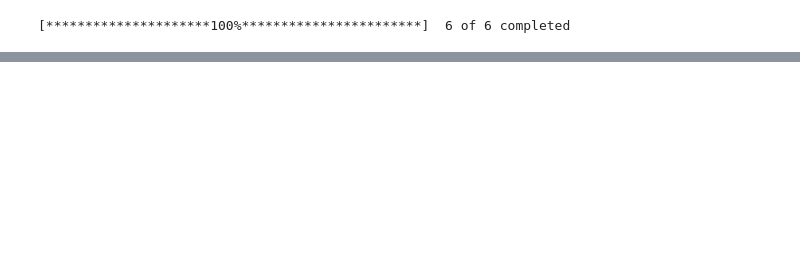
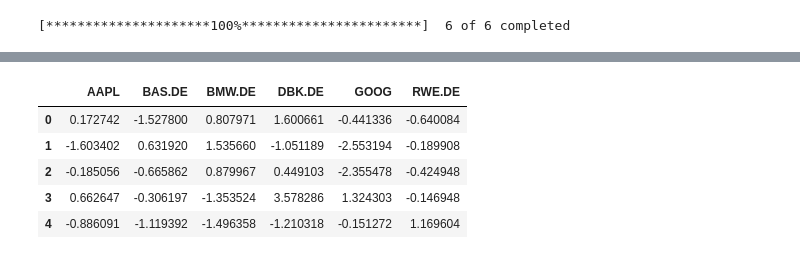
Before and after one commit to memlein/Markowitz-portfolio, a Jupyter notebook: portfolio.ipynb, the cells around one changed output, grey strips where cells are left out. Saved outputs shown, nothing was run; the diff lists cells and outputs as text; code cells hidden in the pictures; blank space fills up the shorter version.

```diff
--- a/portfolio.ipynb
+++ b/portfolio.ipynb
@@ -98,0 +41,9 @@ data.head()
+# %%
+data2.head()
+# %% [output]
+|  | AAPL | BAS.DE | BMW.DE | DBK.DE | GOOG | RWE.DE |
+| 0 | 0.172742 | -1.527800 | 0.807971 | 1.600661 | -0.441336 | -0.640084 |
+| 1 | -1.603402 | 0.631920 | 1.535660 | -1.051189 | -2.553194 | -0.189908 |
+| 2 | -0.185056 | -0.665862 | 0.879967 | 0.449103 | -2.355478 | -0.424948 |
+| 3 | 0.662647 | -0.306197 | -1.353524 | 3.578286 | 1.324303 | -0.146948 |
+| 4 | -0.886091 | -1.119392 | -1.496358 | -1.210318 | -0.151272 | 1.169604 |
```
Also changed, not shown: parts of 32 cells of this notebook.
